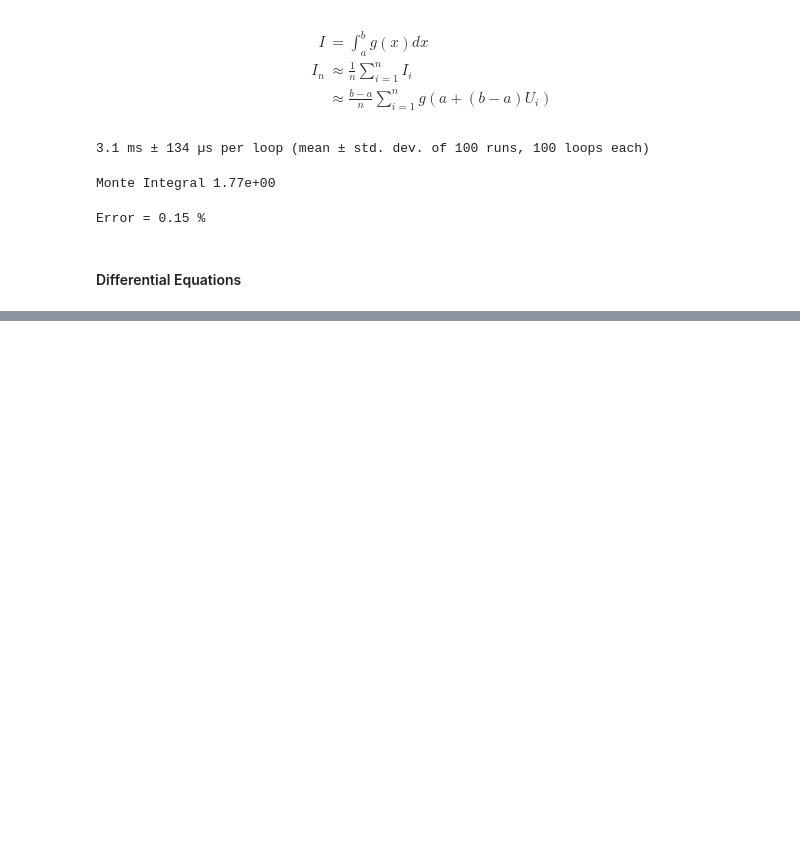
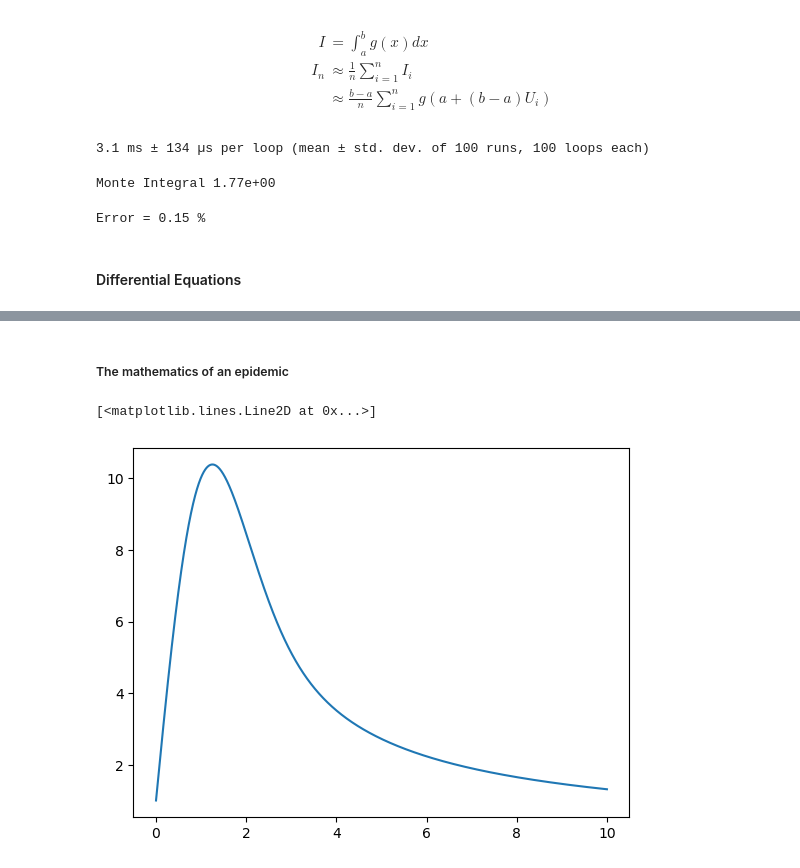
Before and after one commit to SamMachariaPhD/Math-Modelling-Simulation-Python, a Jupyter notebook: monte.ipynb, the cells around one changed output, grey strips where cells are left out. Saved outputs shown, nothing was run; the diff lists cells and outputs as text; code cells hidden in the pictures; blank space fills up the shorter version.

```diff
--- a/monte.ipynb
+++ b/monte.ipynb
@@ -186,0 +235,15 @@ Error = 0.15 %
+# %% [markdown]
+##### The mathematics of an epidemic
+# %%
+def model1(y,t):
+    dydt = -y*t + 13
+    return dydt
+
+y0 =1
+t = np.linspace(0,10, 10000)
+y = odeint(model1, y0, t)
+
+plt.plot(t,y)
+# %% [output]
+[<matplotlib.lines.Line2D at 0x...>]
+[figure, added]
```
Also changed, not shown: parts of 7 cells of this notebook.
